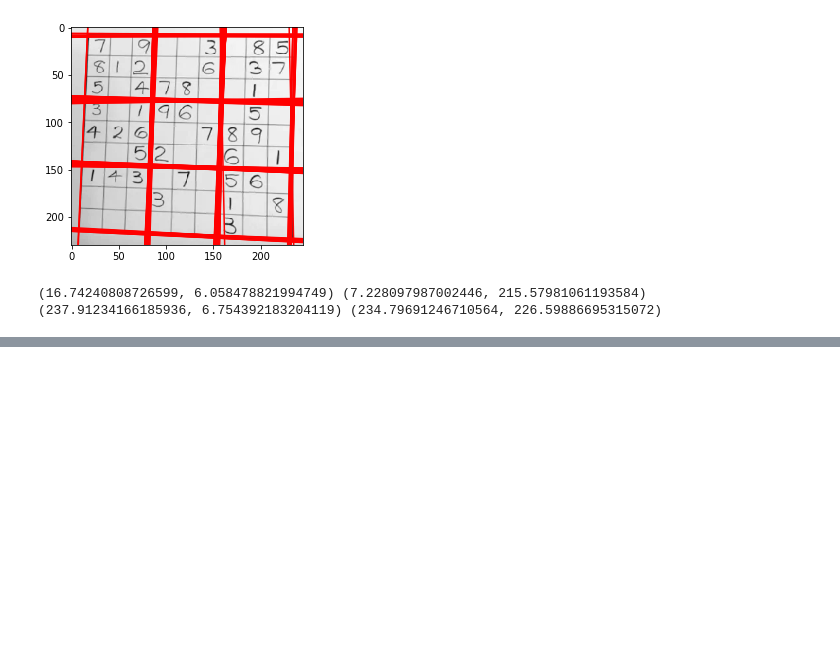
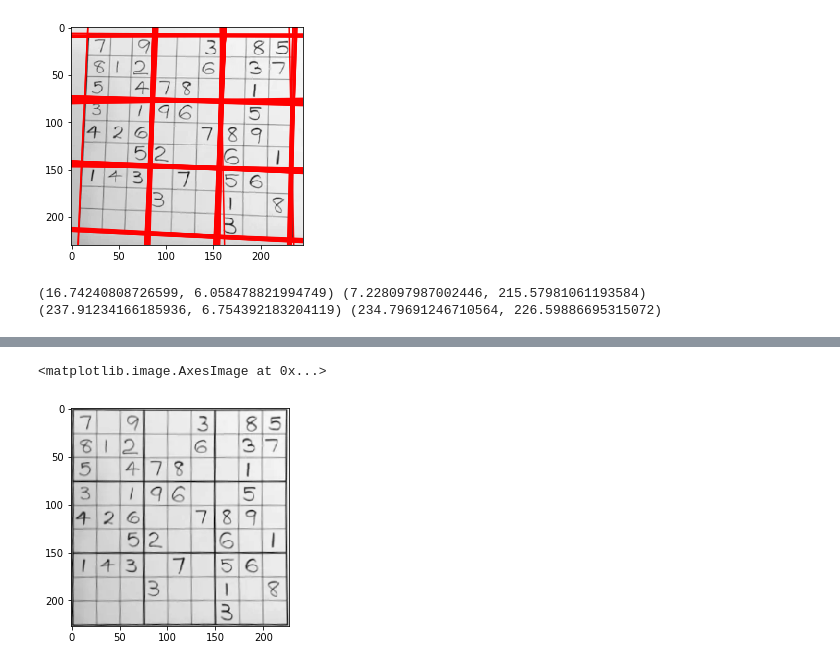
Before and after one commit to nsemichev/betterSudoku, a Jupyter notebook: project.ipynb, the cells around one changed output, grey strips where cells are left out. Drawn from its saved outputs; the diff is of its cells as text; code cells hidden in the pictures; blank space fills up the shorter version.

```diff
--- a/project.ipynb
+++ b/project.ipynb
@@ -231,0 +244,79 @@ plt.show()
+# %%
+transformed = np.ones((360, 360),dtype='float')
+
+
+X1,Y1=left_up[0], left_up[1]
+X2,Y2=left_down[0], left_down[1]
+X3,Y3=right_down[0], right_down[1]
+X4,Y4=right_up[0], right_up[1]
+
+def dist(a,b):
+  dist1=a[0]-b[0]
+  dist2=a[1]-b[1]
+  return np.sqrt((dist1 ** 2) + (dist2 ** 2))
+
+def longest(left_up,left_down,right_down,right_up):
+  return max(dist(left_up,left_down),dist(left_down,right_down),dist(right_down,right_up),dist(left_up,right_up))
+
+
+src = np.array([[left_up[0], left_up[1]], [left_down[0], left_down[1]], [right_down[0], right_down[1]], [right_up[0], right_up[1]]], np.float32)
+
+side = longest(left_up,left_down,right_down,right_up)
+
+dst = np.array([[0, 0],[0, side - 1] , [side - 1, side - 1] , [side - 1, 0]], dtype='float32')
+x1=0
+y1=0
+x2=0
+y2=side - 1
+x3=side - 1
+y3=side - 1
+x4=side - 1
+y4=0
+
+
+A = [
+     [x1,y1,1,0,0,0,-1*X1*x1,-1*X1*y1],
+     [0,0,0,x1,y1,1,-1*Y1*x1,-1*Y1*y1],
+     [x2,y2,1,0,0,0,-1*X2*x2,-1*X2*y2],
+     [0,0,0,x2,y2,1,-1*Y2*x2,-1*Y2*y2],
+     [x3,y3,1,0,0,0,-1*X3*x3,-1*X3*y3],
+     [0,0,0,x3,y3,1,-1*Y3*x3,-1*Y3*y3],
+     [x4,y4,1,0,0,0,-1*X4*x4,-1*X4*y4],
+     [0,0,0,x4,y4,1,-1*Y4*x4,-1*Y4*y4],
+     ]
+A=np.asarray(A)
+b=np.asarray(b)
+b = [X1,Y1,X2,Y2,X3,Y3,X4,Y4]
+res = np.linalg.lstsq(A,b, rcond=None)[0]
+
+a,b,c,d,e,f,g,h=res
+
+i=17
+j=6
+x=int((a*j+b*i+c)/(g*j+h*i+1))
+y=int((d*j+e*i+f)/(g*j+h*i+1))
+
+
+
+
+#print((blurred_image.shape))
+
+for i in range(blurred_image.shape[1]):
+  for j in range(blurred_image.shape[0]):
+    #print(i,j)
+    x=int((a*j+b*i+c)/(g*j+h*i+1))
+    y=int((d*j+e*i+f)/(g*j+h*i+1))
+    if(x>269 or x<0 or y>269 or y<0):
+      continue
+    transformed[x,y] = blurred_image[j,i]
+
+plt.imshow(transformed, cmap='gray')
+
+#import cv2 checking
+
+#m = cv2.getPerspectiveTransform(src, dst)
+#transformed=cv2.warpPerspective(img, m, (int(side), int(side)))
+#plt.imshow(transformed, cmap='gray')
+# %% [output]
+<matplotlib.image.AxesImage at 0x...>
+[figure, added]
```
Also changed, not shown: parts of 4 cells of this notebook.
